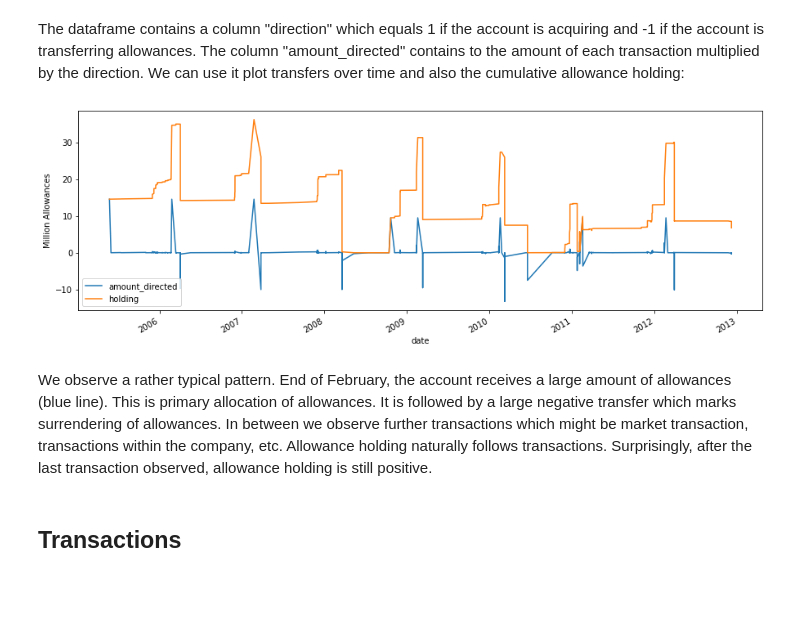
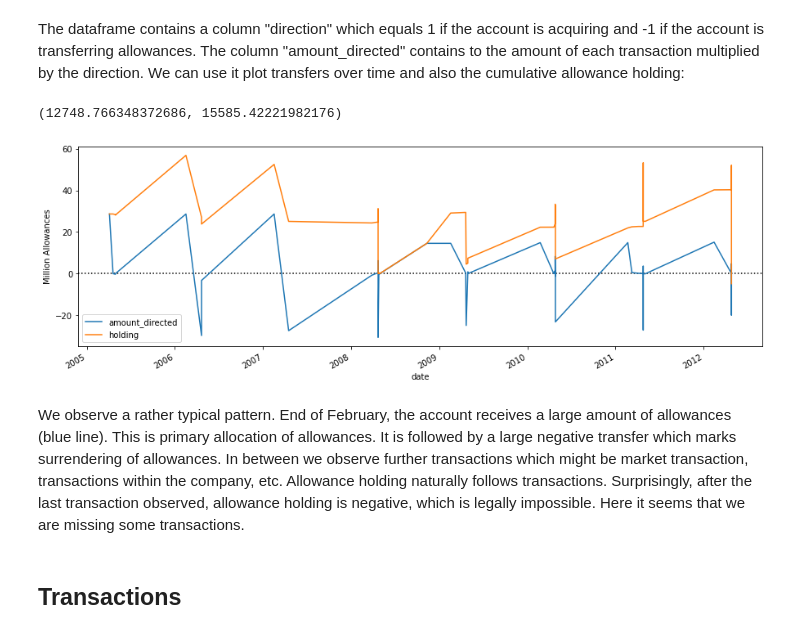
Before and after one commit to jabrell/pyeutl, a Jupyter notebook: orm_2_Installations.ipynb, the cells around one changed output. Cells and saved outputs as stored; diff of their text form; code cells hidden in the pictures; blank space fills up the shorter version.

```diff
--- a/orm_2_Installations.ipynb
+++ b/orm_2_Installations.ipynb
@@ -14,7 +14,7 @@ The analysis takes place in three steps:
 2. The installation object provides methods to obtain compliance and surrendering details as well as associated accounts
 3. Account objects provide methods to assess related transactions.
 # %%
-id_inst = "GB_381"
+id_inst = "DE_1649"
 # %% [markdown]
 # Packages and options
 # %%
@@ -188,11 +172,16 @@ The dataframe contains a column "direction" which equals 1 if the account is acq
 # %%
 df_ = df_trans[["amount_directed"]]/1000000
 df_["holding"] = df_.amount_directed.cumsum()
 ax = df_.plot( figsize=(15,5), ylabel="Million Allowances")
+lims = ax.get_xlim()
+ax.hlines(0, *lims, colors="k", ls=":")
+ax.set_xlim(*lims)
+#df_
 # %% [output]
+(12748.766348372686, 15585.42221982176)
-[figure, old version]
+[figure, new version]
 # %% [markdown]
-We observe a rather typical pattern. End of February, the account receives a large amount of allowances (blue line). This is primary allocation of allowances. It is followed by a large negative transfer which marks surrendering of allowances. In between we observe further transactions which might be market transaction, transactions within the company, etc. Allowance holding naturally follows transactions. Surprisingly, after the last transaction observed, allowance holding is still positive.
+We observe a rather typical pattern. End of February, the account receives a large amount of allowances (blue line). This is primary allocation of allowances. It is followed by a large negative transfer which marks surrendering of allowances. In between we observe further transactions which might be market transaction, transactions within the company, etc. Allowance holding naturally follows transactions. Surprisingly, after the last transaction observed, allowance holding is negative, which is legally impossible. Here it seems that we are missing some transactions.
 # %% [markdown]
 ## Transactions
 # %% [markdown]
```
Also changed, not shown: parts of 20 cells of this notebook, 8 other files.
